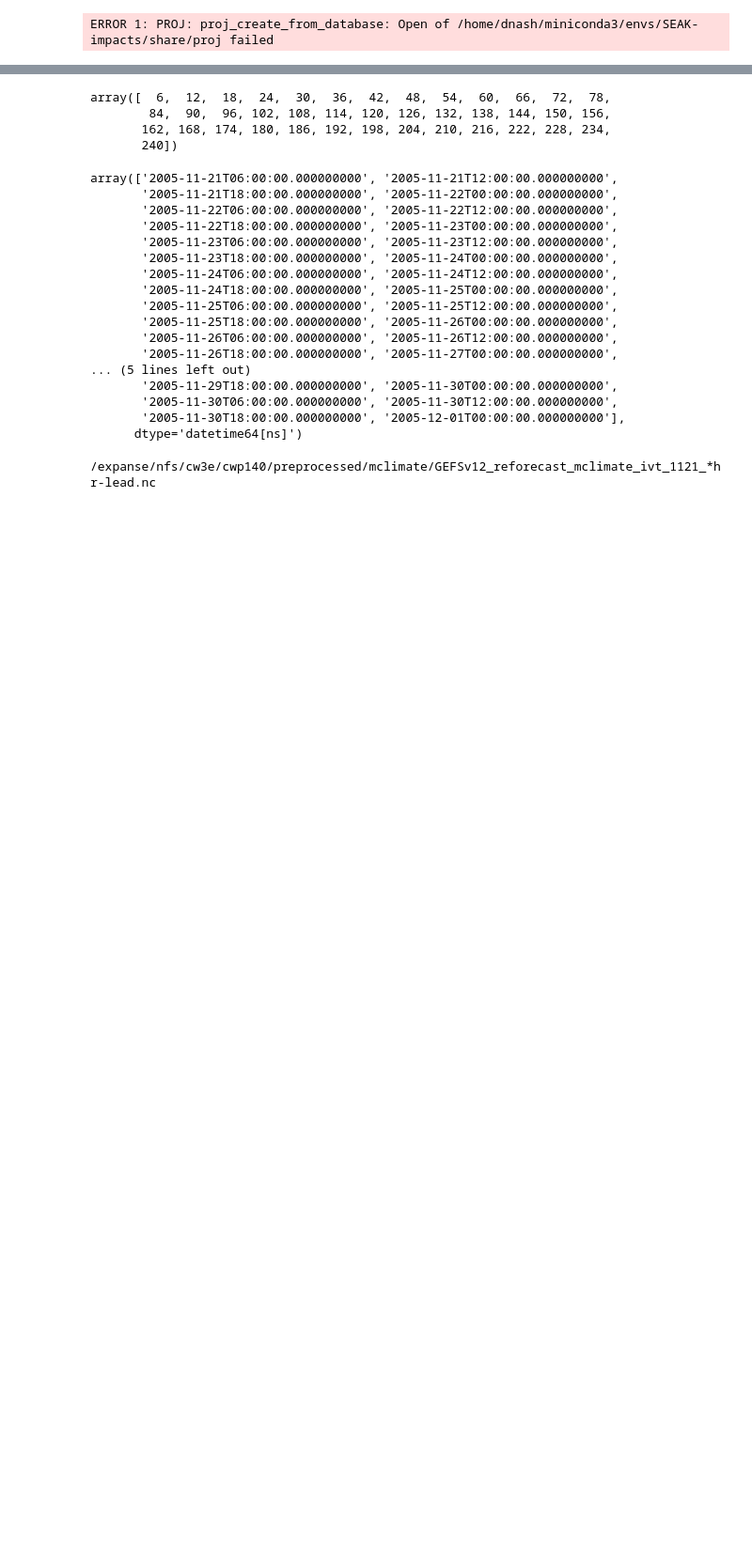
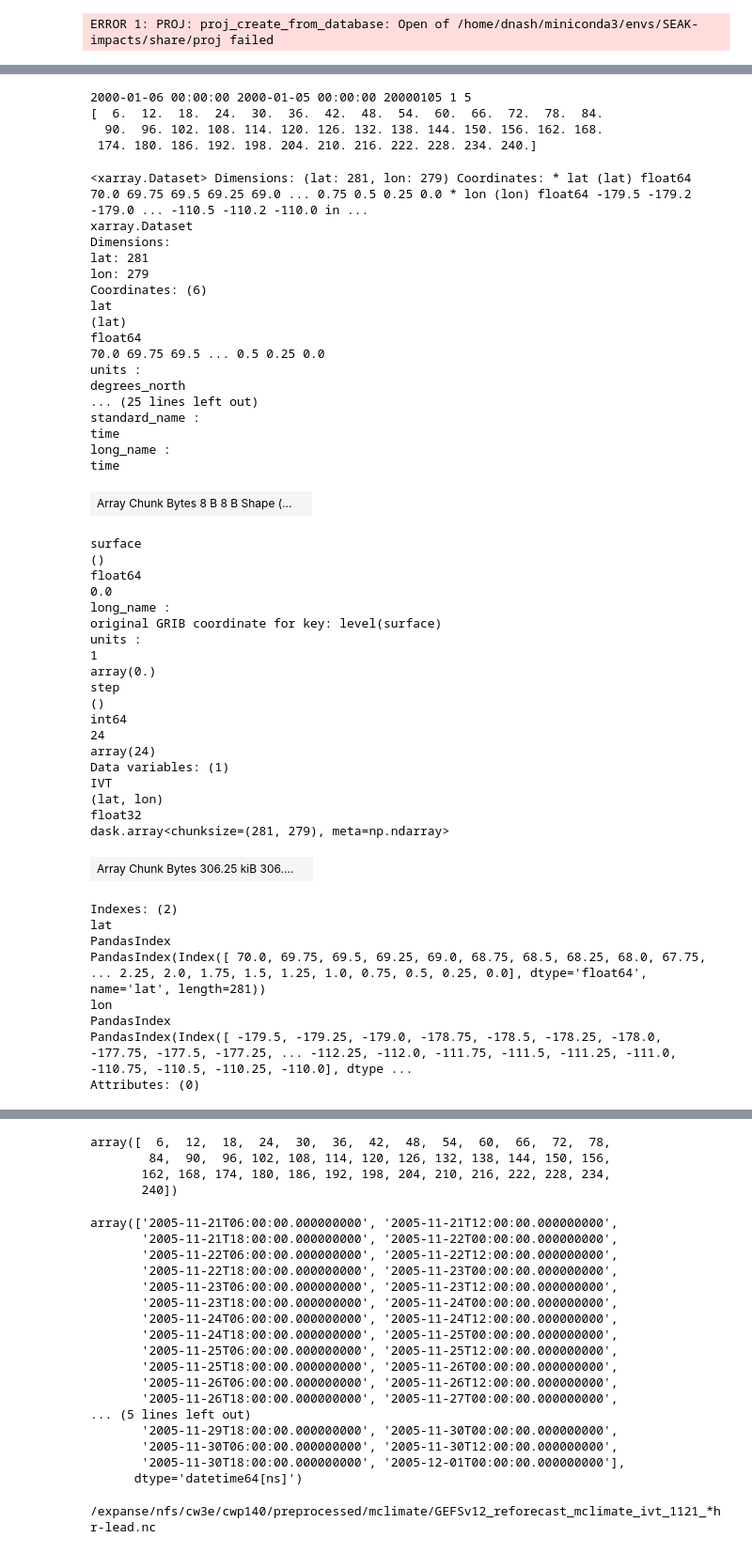
Before and after one commit to dlnash/SEAK_AR_impacts, a Jupyter notebook: analysis/compare_mclimate_to_forecast-UV1000.ipynb, the cells around one changed output, grey strips where cells are left out. Shown at 94% size. Cells and saved outputs as stored; diff of their text form; code cells hidden in the pictures; blank space fills up the shorter version.

```diff
--- a/analysis/compare_mclimate_to_forecast-UV1000.ipynb
+++ b/analysis/compare_mclimate_to_forecast-UV1000.ipynb
@@ -71,12 +71,14 @@ def compare_mclimate_to_forecast(fc, mclimate, varname):
     return ds
 
 def load_reforecast(date, varname):
+    path_to_data = '/expanse/nfs/cw3e/cwp140/'
     fname_pattern = path_to_data + 'preprocessed/GEFSv12_reforecast/{0}/{1}_{0}_F*.nc'.format(varname, date)
     forecast = xr.open_mfdataset(fname_pattern, engine='netcdf4', concat_dim="step", combine='nested')
     forecast  = forecast.sortby("step") # sort by step (forecast lead)
     tmp = forecast.step[1::2].values
     forecast = forecast.sel(step=tmp) ## select every 6 hours up to 10 days lead time
     step_vals = forecast.step.values / pd.Timedelta(hours=1)
+    print(step_vals)
     forecast = forecast.assign_coords({"step": step_vals.astype(int)})
     forecast = forecast.rename({'longitude': 'lon', 'latitude': 'lat', 'ivt': 'IVT', 'time': 'init_time'}) # need to rename this to match GEFSv12 Reforecast
     forecast = forecast.sel(lon=slice(-179.5, -110.))
@@ -156,0 +100,65 @@ Attributes: (0)
+# %%
+## load (re)forecast
+F = 24
+date = '20000106'
+ts = pd.to_datetime(str(date))
+d = ts - timedelta(hours=F) ## we want the initialization date to be x days prior to AR date
+mon = d.month
+day = d.day
+init_date = d.strftime('%Y%m%d')
+print(ts, d, init_date, mon, day)
+fc = load_reforecast(init_date, 'ivt')
+
+fc = fc.sel(step=F)
+fc
+# %% [output]
+2000-01-06 00:00:00 2000-01-05 00:00:00 20000105 1 5
+[  6.  12.  18.  24.  30.  36.  42.  48.  54.  60.  66.  72.  78.  84.
+  90.  96. 102. 108. 114. 120. 126. 132. 138. 144. 150. 156. 162. 168.
+ 174. 180. 186. 192. 198. 204. 210. 216. 222. 228. 234. 240.]
+<xarray.Dataset> Dimensions: (lat: 281, lon: 279) Coordinates: * lat (lat) float64 70.0 69.75 69.5 69.25 69.0 ... 0.75 0.5 0.25 0.0 * lon (lon) float64 -179.5 -179.2 -179.0 ... -110.5 -110.2 -110.0 in ...
+xarray.Dataset
+Dimensions:
+lat: 281
+lon: 279
+Coordinates: (6)
+lat
+(lat)
+float64
+70.0 69.75 69.5 ... 0.5 0.25 0.0
+units :
+degrees_north
+... (25 lines left out)
+standard_name :
+time
+long_name :
+time
+| Array Chunk Bytes 8 B 8 B Shape (... |  |
+surface
+()
+float64
+0.0
+long_name :
+original GRIB coordinate for key: level(surface)
+units :
+1
+array(0.)
+step
+()
+int64
+24
+array(24)
+Data variables: (1)
+IVT
+(lat, lon)
+float32
+dask.array<chunksize=(281, 279), meta=np.ndarray>
+| Array Chunk Bytes 306.25 kiB 306.... |  |
+Indexes: (2)
+lat
+PandasIndex
+PandasIndex(Index([ 70.0, 69.75, 69.5, 69.25, 69.0, 68.75, 68.5, 68.25, 68.0, 67.75, ... 2.25, 2.0, 1.75, 1.5, 1.25, 1.0, 0.75, 0.5, 0.25, 0.0], dtype='float64', name='lat', length=281))
+lon
+PandasIndex
+PandasIndex(Index([ -179.5, -179.25, -179.0, -178.75, -178.5, -178.25, -178.0, -177.75, -177.5, -177.25, ... -112.25, -112.0, -111.75, -111.5, -111.25, -111.0, -110.75, -110.5, -110.25, -110.0], dtype ...
+Attributes: (0)
```
Also changed, not shown: parts of 2 cells of this notebook, 40 other files.
